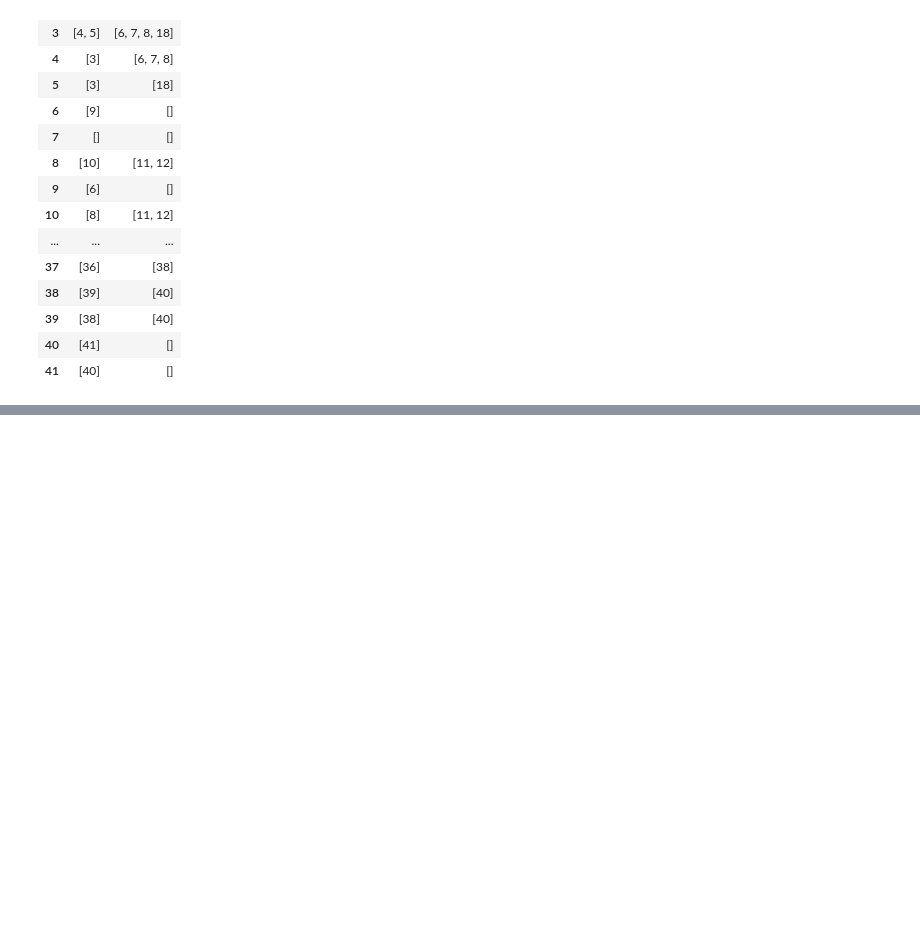
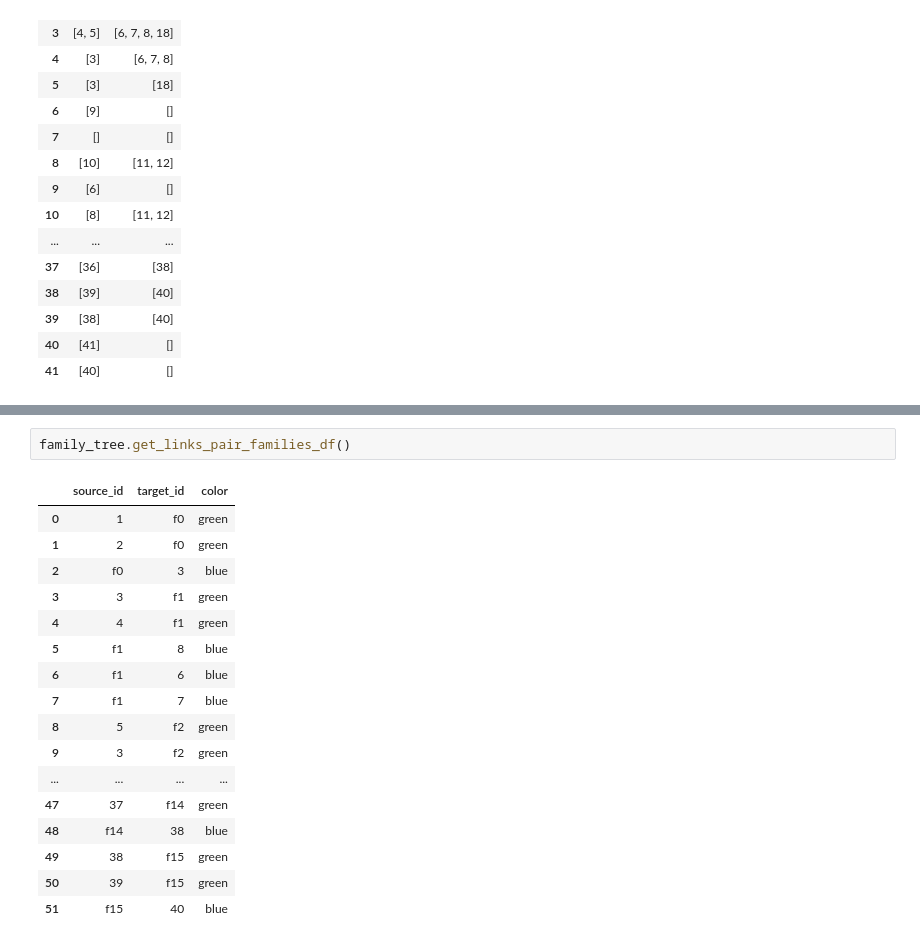
Before and after one commit to grushanina/json_parser, a Jupyter notebook: family_tree.ipynb, the cells around one changed output, grey strips where cells are left out. Drawn from its saved outputs; the diff is of its cells as text; blank space fills up the shorter version.

```diff
--- a/family_tree.ipynb
+++ b/family_tree.ipynb
@@ -247,0 +304,20 @@ nx.draw(G, with_labels=True, font_weight='bold', edge_color=list(nx.get_edge_att
+# %%
+family_tree.get_links_pair_families_df()
+# %% [output]
+|  | source_id | target_id | color |
+| 0 | 1 | f0 | green |
+| 1 | 2 | f0 | green |
+| 2 | f0 | 3 | blue |
+| 3 | 3 | f1 | green |
+| 4 | 4 | f1 | green |
+| 5 | f1 | 8 | blue |
+| 6 | f1 | 6 | blue |
+| 7 | f1 | 7 | blue |
+| 8 | 5 | f2 | green |
+| 9 | 3 | f2 | green |
+| ... | ... | ... | ... |
+| 47 | 37 | f14 | green |
+| 48 | f14 | 38 | blue |
+| 49 | 38 | f15 | green |
+| 50 | 39 | f15 | green |
+| 51 | f15 | 40 | blue |
```
Also changed, not shown: parts of 7 cells of this notebook.
